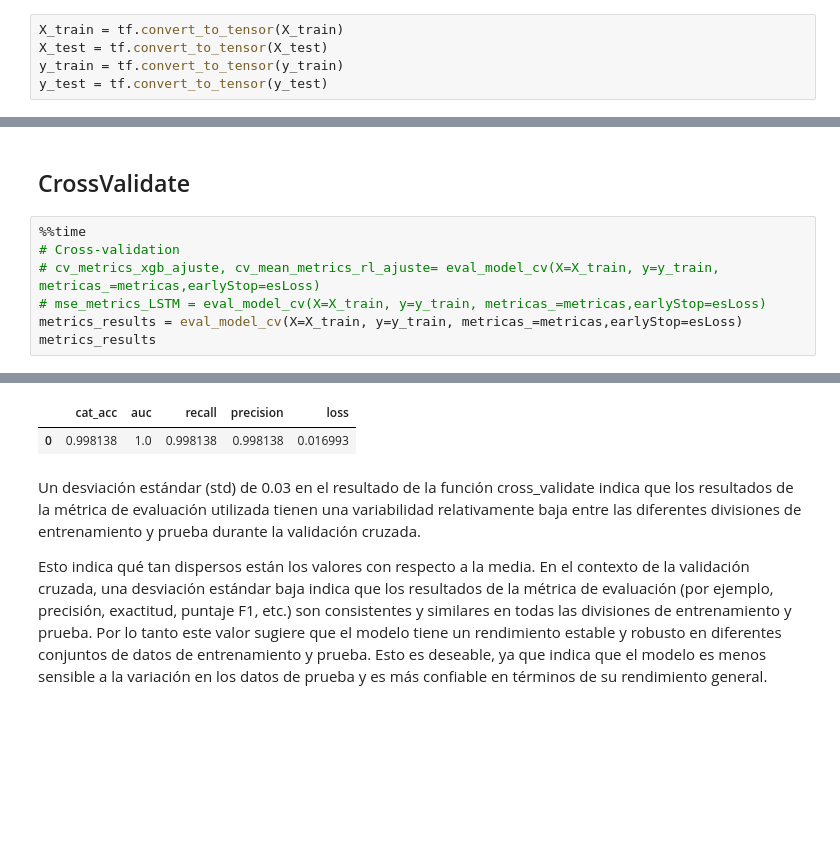
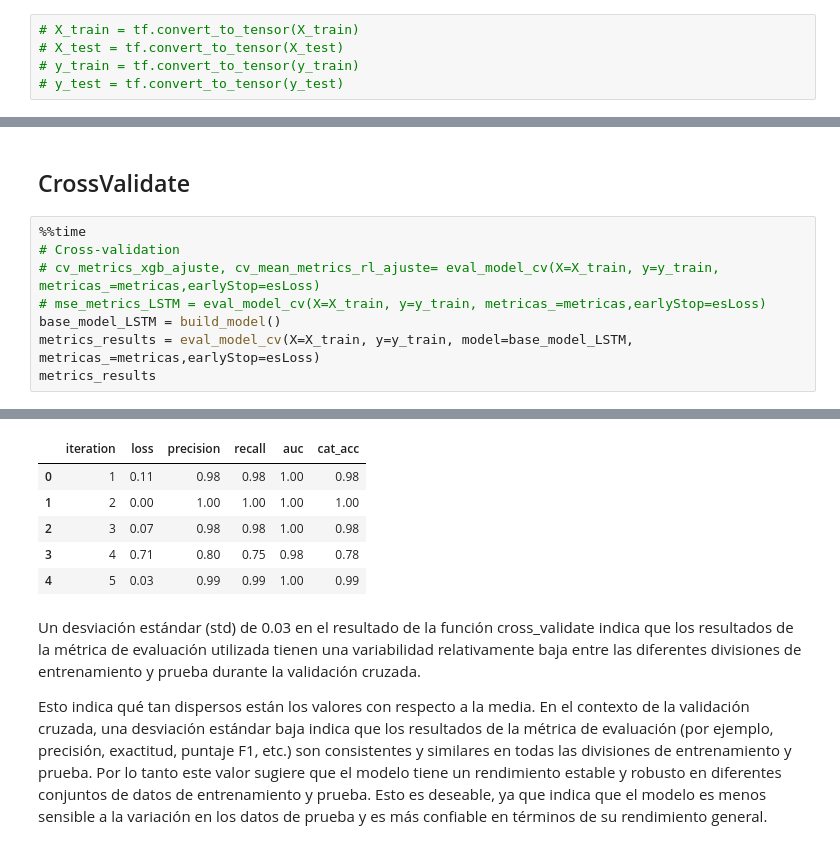
Before and after one commit to facundoRecabarren/Modelos_TesisLSA, a Jupyter notebook: Notebooks/Lengua_Seña_CLF/02_modelado/13_RNN_LSTM.ipynb, the cells around one changed output, grey strips where cells are left out. Drawn from its saved outputs; the diff is of its cells as text; blank space fills up the shorter version.

```diff
--- a/Notebooks/Lengua_Seña_CLF/02_modelado/13_RNN_LSTM.ipynb
+++ b/Notebooks/Lengua_Seña_CLF/02_modelado/13_RNN_LSTM.ipynb
@@ -382,5 +449,5 @@ Proporción partición validacion: 0.2------------------------------------------
 # %%
-X_train = tf.convert_to_tensor(X_train)
-X_test = tf.convert_to_tensor(X_test)
-y_train = tf.convert_to_tensor(y_train)
-y_test = tf.convert_to_tensor(y_test)
+# X_train = tf.convert_to_tensor(X_train)
+# X_test = tf.convert_to_tensor(X_test)
+# y_train = tf.convert_to_tensor(y_train)
+# y_test = tf.convert_to_tensor(y_test)
@@ -436,7 +458,8 @@ None
 # Cross-validation
 # cv_metrics_xgb_ajuste, cv_mean_metrics_rl_ajuste= eval_model_cv(X=X_train, y=y_train, metricas_=metricas,earlyStop=esLoss)
 # mse_metrics_LSTM = eval_model_cv(X=X_train, y=y_train, metricas_=metricas,earlyStop=esLoss)
-metrics_results = eval_model_cv(X=X_train, y=y_train, metricas_=metricas,earlyStop=esLoss)
+base_model_LSTM = build_model()
+metrics_results = eval_model_cv(X=X_train, y=y_train, model=base_model_LSTM, metricas_=metricas,earlyStop=esLoss)
 metrics_results
 # %% [output]
 Comienza batch
@@ -459,5 +482,9 @@ Wall time: 1min 41s
-|  | cat_acc | auc | recall | precision | loss |
-| 0 | 0.998138 | 1.0 | 0.998138 | 0.998138 | 0.016993 |
+|  | iteration | loss | precision | recall | auc | cat_acc |
+| 0 | 1 | 0.11 | 0.98 | 0.98 | 1.00 | 0.98 |
+| 1 | 2 | 0.00 | 1.00 | 1.00 | 1.00 | 1.00 |
+| 2 | 3 | 0.07 | 0.98 | 0.98 | 1.00 | 0.98 |
+| 3 | 4 | 0.71 | 0.80 | 0.75 | 0.98 | 0.78 |
+| 4 | 5 | 0.03 | 0.99 | 0.99 | 1.00 | 0.99 |
 # %% [markdown]
 Un desviación estándar (std) de 0.03 en el resultado de la función cross_validate indica que los resultados de la métrica de evaluación utilizada tienen una variabilidad relativamente baja entre las diferentes divisiones de entrenamiento y prueba durante la validación cruzada.
 
```
Also changed, not shown: parts of 28 cells of this notebook.
